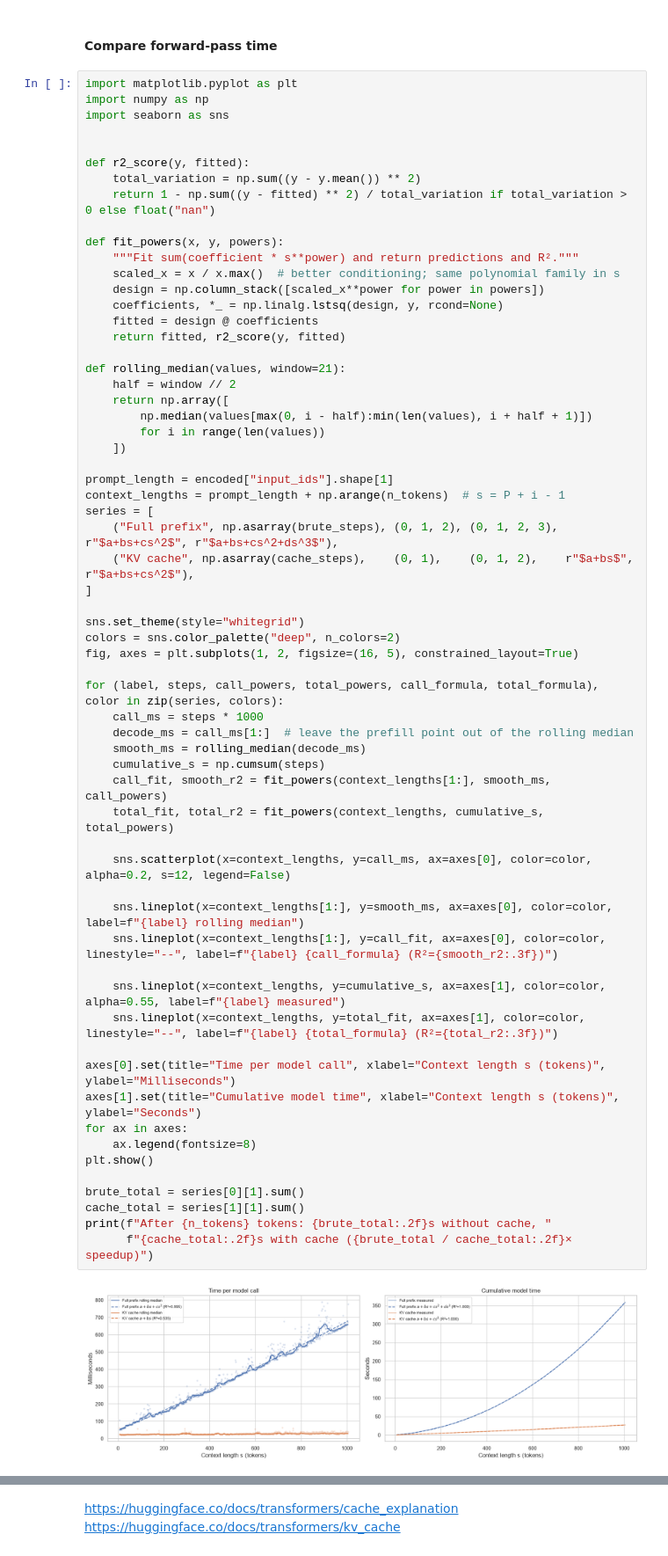
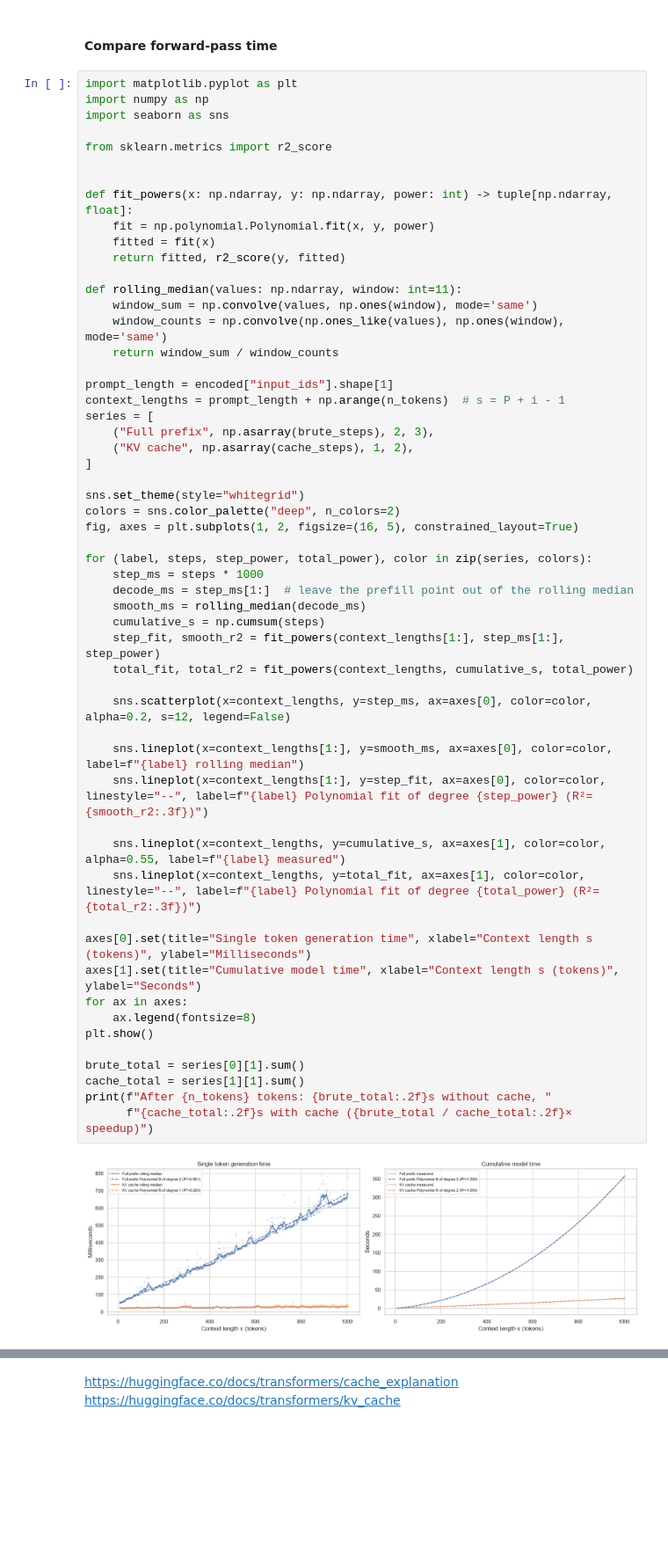
Before and after one commit to vladbizin/yandex-ml-interview-notes, a Jupyter notebook: inference_optimization/basics.ipynb, the cells around one changed output, grey strips where cells are left out. Shown at 88% size. Drawn from its saved outputs; the diff is of its cells as text; blank space fills up the shorter version.

Commit message:
improve plotting

```diff
--- a/inference_optimization/basics.ipynb
+++ b/inference_optimization/basics.ipynb
@@ -154,65 +154,58 @@ import matplotlib.pyplot as plt
 import numpy as np
 import seaborn as sns
 
+from sklearn.metrics import r2_score
 
-def r2_score(y, fitted):
-    total_variation = np.sum((y - y.mean()) ** 2)
-    return 1 - np.sum((y - fitted) ** 2) / total_variation if total_variation > 0 else float("nan")
 
-def fit_powers(x, y, powers):
-    """Fit sum(coefficient * s**power) and return predictions and R²."""
-    scaled_x = x / x.max()  # better conditioning; same polynomial family in s
-    design = np.column_stack([scaled_x**power for power in powers])
-    coefficients, *_ = np.linalg.lstsq(design, y, rcond=None)
-    fitted = design @ coefficients
+def fit_powers(x: np.ndarray, y: np.ndarray, power: int) -> tuple[np.ndarray, float]:
+    fit = np.polynomial.Polynomial.fit(x, y, power)
+    fitted = fit(x)
     return fitted, r2_score(y, fitted)
 
-def rolling_median(values, window=21):
-    half = window // 2
-    return np.array([
-        np.median(values[max(0, i - half):min(len(values), i + half + 1)])
-        for i in range(len(values))
-    ])
+def rolling_median(values: np.ndarray, window: int=11):
+    window_sum = np.convolve(values, np.ones(window), mode='same')
+    window_counts = np.convolve(np.ones_like(values), np.ones(window), mode='same')
+    return window_sum / window_counts
 
 prompt_length = encoded["input_ids"].shape[1]
 context_lengths = prompt_length + np.arange(n_tokens)  # s = P + i - 1
 series = [
-    ("Full prefix", np.asarray(brute_steps), (0, 1, 2), (0, 1, 2, 3), r"$a+bs+cs^2$", r"$a+bs+cs^2+ds^3$"),
-    ("KV cache", np.asarray(cache_steps),    (0, 1),    (0, 1, 2),    r"$a+bs$",      r"$a+bs+cs^2$"),
+    ("Full prefix", np.asarray(brute_steps), 2, 3),
+    ("KV cache", np.asarray(cache_steps), 1, 2),
 ]
 
 sns.set_theme(style="whitegrid")
 colors = sns.color_palette("deep", n_colors=2)
 fig, axes = plt.subplots(1, 2, figsize=(16, 5), constrained_layout=True)
 
-for (label, steps, call_powers, total_powers, call_formula, total_formula), color in zip(series, colors):
-    call_ms = steps * 1000
-    decode_ms = call_ms[1:]  # leave the prefill point out of the rolling median
+for (label, steps, step_power, total_power), color in zip(series, colors):
+    step_ms = steps * 1000
+    decode_ms = step_ms[1:]  # leave the prefill point out of the rolling median
     smooth_ms = rolling_median(decode_ms)
     cumulative_s = np.cumsum(steps)
-    call_fit, smooth_r2 = fit_powers(context_lengths[1:], smooth_ms, call_powers)
-    total_fit, total_r2 = fit_powers(context_lengths, cumulative_s, total_powers)
+    step_fit, smooth_r2 = fit_powers(context_lengths[1:], step_ms[1:], step_power)
+    total_fit, total_r2 = fit_powers(context_lengths, cumulative_s, total_power)
 
-    sns.scatterplot(x=context_lengths, y=call_ms, ax=axes[0], color=color, alpha=0.2, s=12, legend=False)
+    sns.scatterplot(x=context_lengths, y=step_ms, ax=axes[0], color=color, alpha=0.2, s=12, legend=False)
 
     sns.lineplot(x=context_lengths[1:], y=smooth_ms, ax=axes[0], color=color, label=f"{label} rolling median")
-    sns.lineplot(x=context_lengths[1:], y=call_fit, ax=axes[0], color=color, linestyle="--", label=f"{label} {call_formula} (R²={smooth_r2:.3f})")
+    sns.lineplot(x=context_lengths[1:], y=step_fit, ax=axes[0], color=color, linestyle="--", label=f"{label} Polynomial fit of degree {step_power} (R²={smooth_r2:.3f})")
 
     sns.lineplot(x=context_lengths, y=cumulative_s, ax=axes[1], color=color, alpha=0.55, label=f"{label} measured")
-    sns.lineplot(x=context_lengths, y=total_fit, ax=axes[1], color=color, linestyle="--", label=f"{label} {total_formula} (R²={total_r2:.3f})")
+    sns.lineplot(x=context_lengths, y=total_fit, ax=axes[1], color=color, linestyle="--", label=f"{label} Polynomial fit of degree {total_power} (R²={total_r2:.3f})")
 
-axes[0].set(title="Time per model call", xlabel="Context length s (tokens)", ylabel="Milliseconds")
+axes[0].set(title="Single token generation time", xlabel="Context length s (tokens)", ylabel="Milliseconds")
 axes[1].set(title="Cumulative model time", xlabel="Context length s (tokens)", ylabel="Seconds")
 for ax in axes:
     ax.legend(fontsize=8)
 plt.show()
 
 brute_total = series[0][1].sum()
 cache_total = series[1][1].sum()
 print(f"After {n_tokens} tokens: {brute_total:.2f}s without cache, "
       f"{cache_total:.2f}s with cache ({brute_total / cache_total:.2f}× speedup)")
 # %% [output]
-[figure, old version]
+[figure, new version]
 After 1000 tokens: 358.24s without cache, 26.93s with cache (13.30× speedup)
 # %% [markdown]
 https://huggingface.co/docs/transformers/cache_explanation
```
